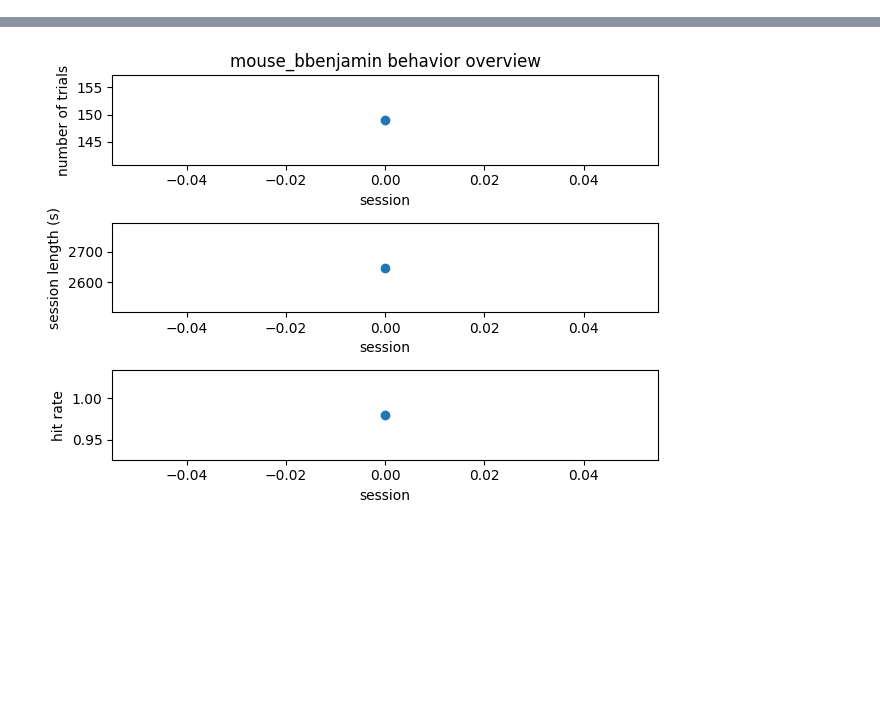
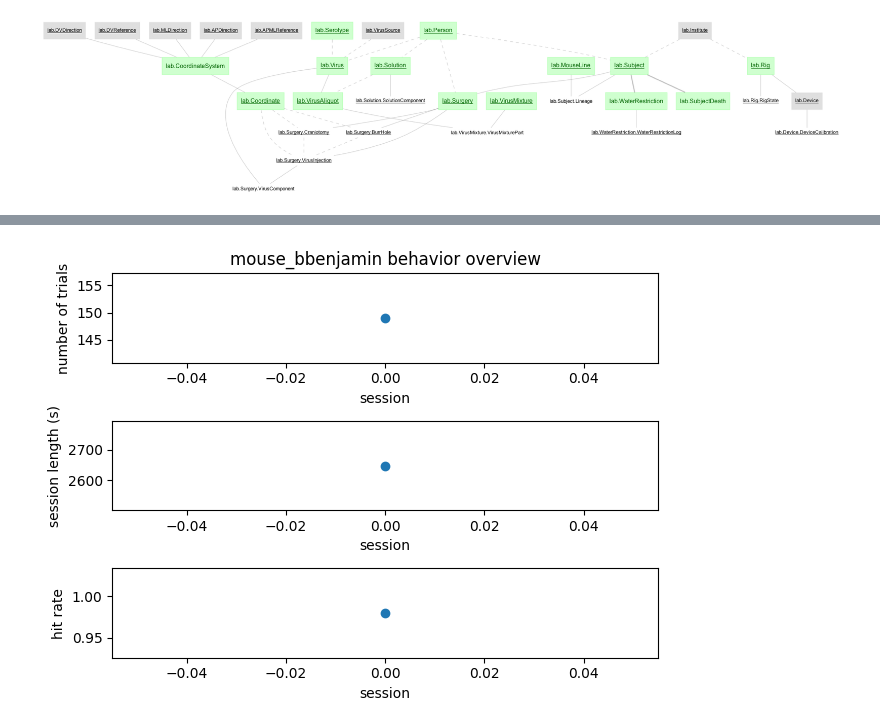
Before and after one commit to rozmar/NDNF-pipeline, a Jupyter notebook: Notebooks/behavior.ipynb, the cells around one changed output, grey strips where cells are left out. Drawn from its saved outputs; the diff is of its cells as text; code cells hidden in the pictures; blank space fills up the shorter version.

Commit message:
more visualizations

```diff
--- a/Notebooks/behavior.ipynb
+++ b/Notebooks/behavior.ipynb
@@ -37,0 +17,8 @@ import numpy as np
+# %%
+# take a look at the lab schema
+schema = dj.Schema('pipeline_lab')
+d = dj.Diagram(schema)
+fig = plt.figure(figsize = (30, 30))
+d.draw()
+# %% [output]
+[figure, added]
```
Also changed, not shown: parts of 6 cells of this notebook.
